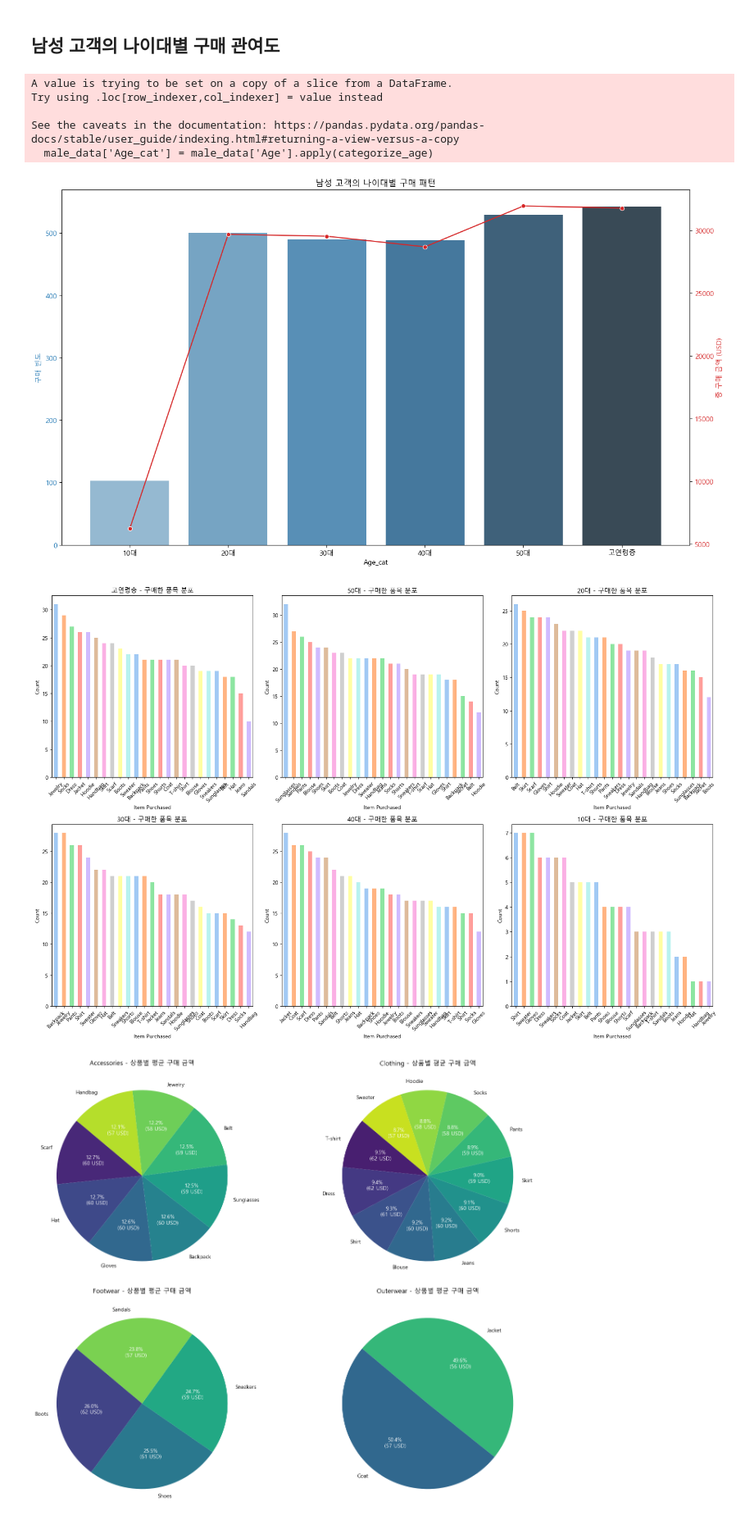
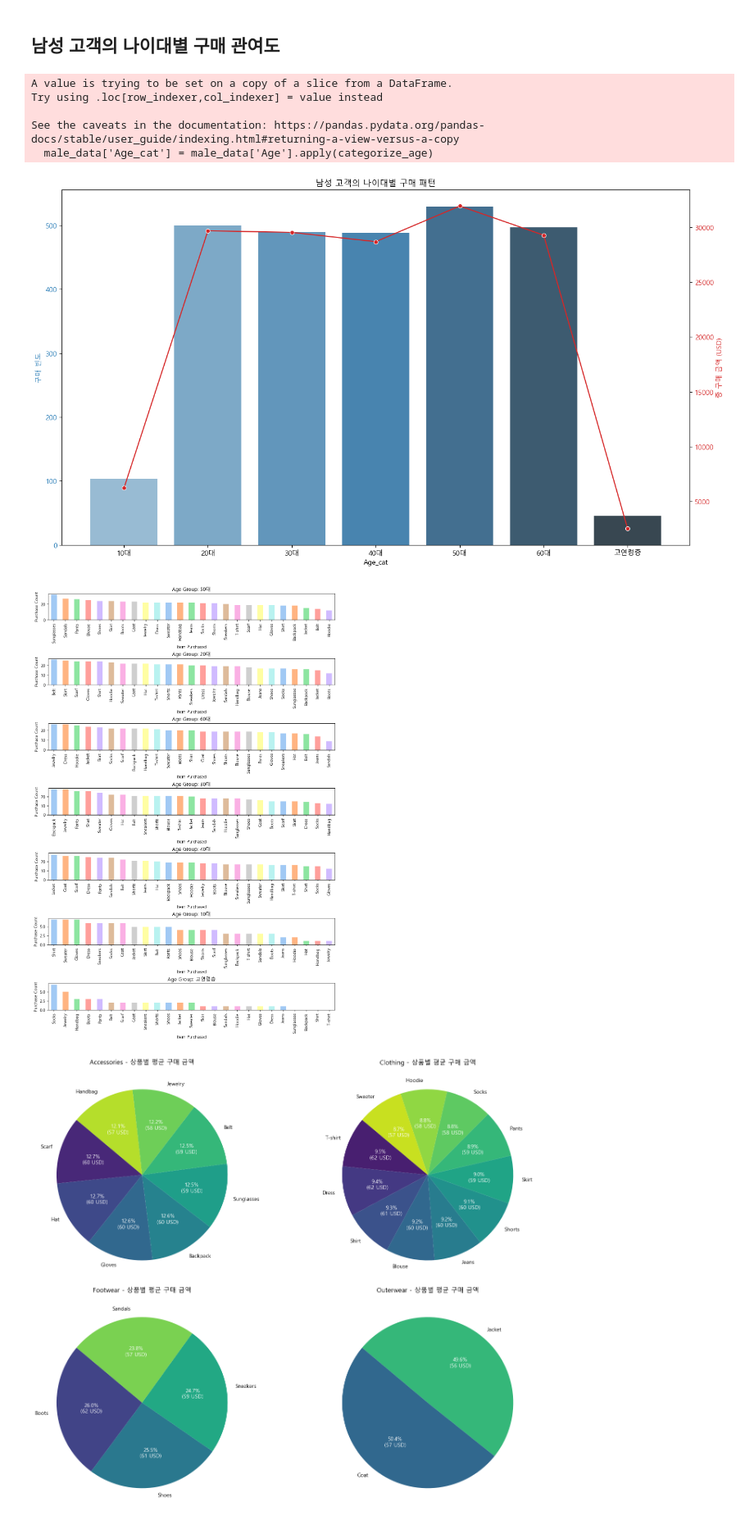
Before and after one commit to EcomML/ML-Project, a Jupyter notebook: ML-JJS.ipynb, the cells around one changed output. Shown at 82% size. Cells and saved outputs as stored; diff of their text form; code cells hidden in the pictures.

```diff
--- a/ML-JJS.ipynb
+++ b/ML-JJS.ipynb
@@ -73,6 +73,8 @@ def categorize_age(age):
         return '40대'
     elif age >= 50 and age < 60:
         return '50대'
+    elif age >= 60 and age < 70:
+        return '60대'
     else:
         return '고연령층'
 
@@ -478,47 +481,40 @@ fig, ax1 = plt.subplots(figsize=(14, 8))
 color = 'tab:blue'
 ax1.set_xlabel('나이대')
 ax1.set_ylabel('구매 빈도', color=color)
 sns.barplot(x=age_purchase_counts.index, y=age_purchase_counts.values, ax=ax1, palette='Blues_d')
 ax1.tick_params(axis='y', labelcolor=color)
 
 ax2 = ax1.twinx()
 color = 'tab:red'
 ax2.set_ylabel('총 구매 금액 (USD)', color=color)
 sns.lineplot(x=age_purchase_sums.index, y=age_purchase_sums.values, ax=ax2, color=color, marker='o')
 ax2.tick_params(axis='y', labelcolor=color)
 
 plt.title('남성 고객의 나이대별 구매 패턴')
 fig.tight_layout()
 plt.show()
 
-# 나이대별 구매한 품목 시각화
-fig, axes = plt.subplots(nrows=2, ncols=3, figsize=(18, 12))
-axes = axes.flatten()
+# 플롯 설정
+fig, axes = plt.subplots(len(sorted_age_item_counts), 1, figsize=(10, 15), constrained_layout=True)
 
 # 나이대별로 구매한 품목을 많이 구매한 순서대로 시각화
 for i, age_cat in enumerate(sorted_age_item_counts.index):
-    ax = axes[i]
+    ax = axes[i] if len(sorted_age_item_counts) > 1 else axes  # axes가 단일 축일 경우 처리
     data = age_item_counts.loc[age_cat].sort_values(ascending=False)  # 품목 수를 많이 구매한 순서대로 정렬
     data.plot(kind='bar', ax=ax, color=sns.color_palette('pastel', len(data)))
-    ax.set_title(f'{age_cat} - 구매한 품목 분포')
+    ax.set_title(f'Age Group: {age_cat}')
     ax.set_xlabel('Item Purchased')
-    ax.set_ylabel('Count')
-    ax.set_xticklabels(ax.get_xticklabels(), rotation=45)
+    ax.set_ylabel('Purchase Count')
 
-# 10번 인덱스부터 서브플롯 보이기
-for j in range(10, len(axes)):
-    fig.delaxes(axes[j])
-
-plt.tight_layout()
 plt.show()
 # %% [output]
 A value is trying to be set on a copy of a slice from a DataFrame.
 Try using .loc[row_indexer,col_indexer] = value instead
 
 See the caveats in the documentation: https://pandas.pydata.org/pandas-docs/stable/user_guide/indexing.html#returning-a-view-versus-a-copy
   male_data['Age_cat'] = male_data['Age'].apply(categorize_age)
-[figure, old version]
+[figure, new version]
-[figure, old version]
+[figure, new version]
 # %%
 # 카테고리별 상품별 평균 구매 금액 계산
 category_item_avg_purchase = user_data.groupby(['Category', 'Item Purchased'])['Purchase Amount (USD)'].mean().unstack()
```
Also changed, not shown: parts of 43 cells of this notebook.
